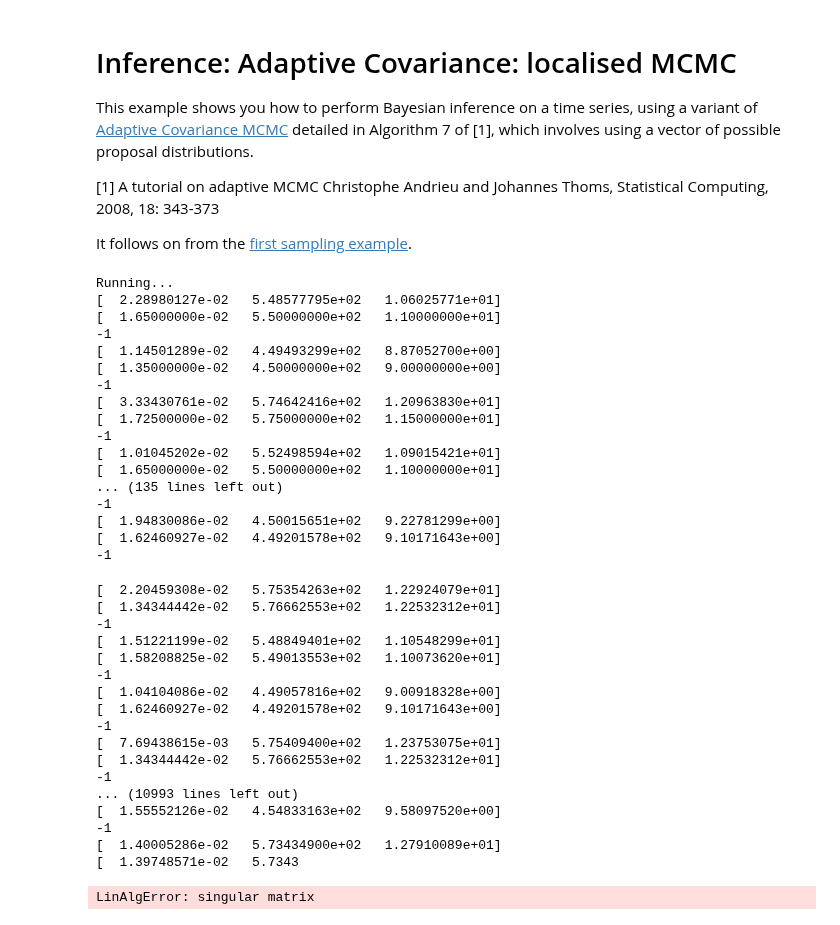
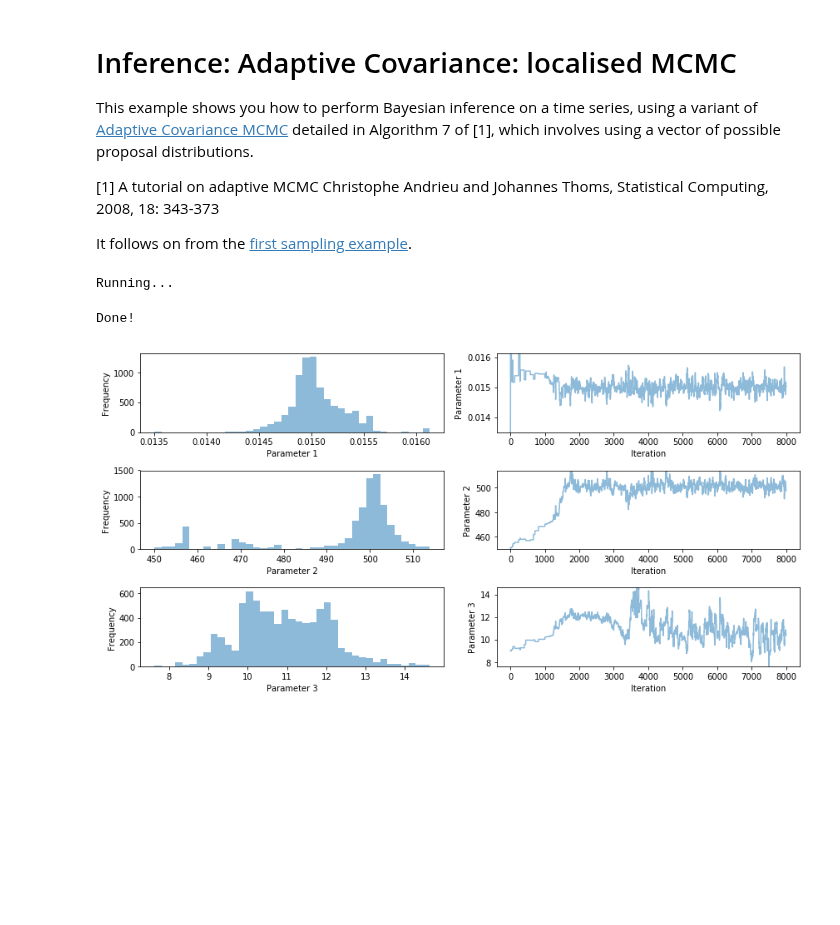
Before and after one commit to pints-team/pints, a Jupyter notebook: examples/sampling-adaptive-covariance-localised.ipynb, the cells around one changed output. Drawn from its saved outputs; the diff is of its cells as text; code cells hidden in the pictures; blank space fills up the shorter version.

```diff
--- a/examples/sampling-adaptive-covariance-localised.ipynb
+++ b/examples/sampling-adaptive-covariance-localised.ipynb
@@ -59,7 +59,7 @@ xs = [
 mcmc = pints.MCMCSampling(log_posterior, 1, xs, method=pints.AdaptiveCovarianceLocalisedMCMC)
 
 # Add stopping criterion
-mcmc.set_max_iterations(4000)
+mcmc.set_max_iterations(8000)
 
 # Start adapting after 1000 iterations
 mcmc.set_initial_phase_iterations(1000)
@@ -77,49 +77,6 @@ pints.plot.trace(chains)
 
 # Discard warm up
 chains = chains[:, 2000:, :]
-
-# Check convergence using rhat criterion
-print('R-hat:')
-print(pints.rhat_all_params(chains))
-
-# Look at distribution in chain 0
-pints.plot.pairwise(chains[0], kde=True)
-
-# Show graphs
-plt.show()
 # %% [output]
 Running...
-[  2.28980127e-02   5.48577795e+02   1.06025771e+01]
-[  1.65000000e-02   5.50000000e+02   1.10000000e+01]
--1
-[  1.14501289e-02   4.49493299e+02   8.87052700e+00]
-[  1.35000000e-02   4.50000000e+02   9.00000000e+00]
--1
-[  3.33430761e-02   5.74642416e+02   1.20963830e+01]
-[  1.72500000e-02   5.75000000e+02   1.15000000e+01]
--1
-[  1.01045202e-02   5.52498594e+02   1.09015421e+01]
-[  1.65000000e-02   5.50000000e+02   1.10000000e+01]
-... (135 lines left out)
--1
-[  1.94830086e-02   4.50015651e+02   9.22781299e+00]
-[  1.62460927e-02   4.49201578e+02   9.10171643e+00]
--1
-[  2.20459308e-02   5.75354263e+02   1.22924079e+01]
-[  1.34344442e-02   5.76662553e+02   1.22532312e+01]
--1
-[  1.51221199e-02   5.48849401e+02   1.10548299e+01]
-[  1.58208825e-02   5.49013553e+02   1.10073620e+01]
--1
-[  1.04104086e-02   4.49057816e+02   9.00918328e+00]
-[  1.62460927e-02   4.49201578e+02   9.10171643e+00]
--1
-[  7.69438615e-03   5.75409400e+02   1.23753075e+01]
-[  1.34344442e-02   5.76662553e+02   1.22532312e+01]
--1
-... (10993 lines left out)
-[  1.55552126e-02   4.54833163e+02   9.58097520e+00]
--1
-[  1.40005286e-02   5.73434900e+02   1.27910089e+01]
-[  1.39748571e-02   5.7343
+Done!
-LinAlgError: singular matrix
@@ -183,0 +83,5 @@ np.linalg.det(np.array([[  2.31572494e-08,  -5.94207061e-04,   6.71774143e-05],
+# %%
+plt.hist(np.vstack(chains)[:,0])
+plt.show()
+# %% [output]
+[figure, added]
```
Also changed, not shown: parts of 22 cells of this notebook, 2 other files.
